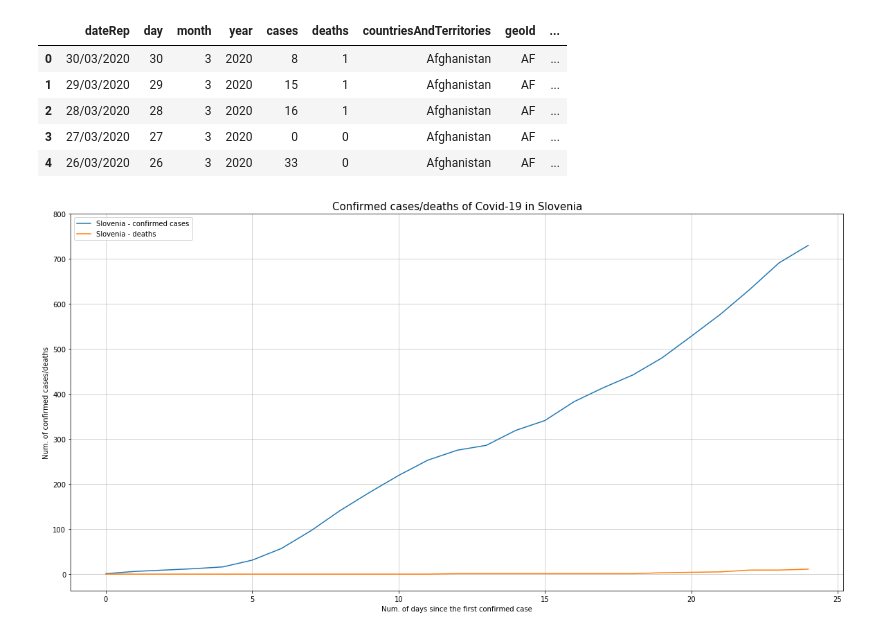
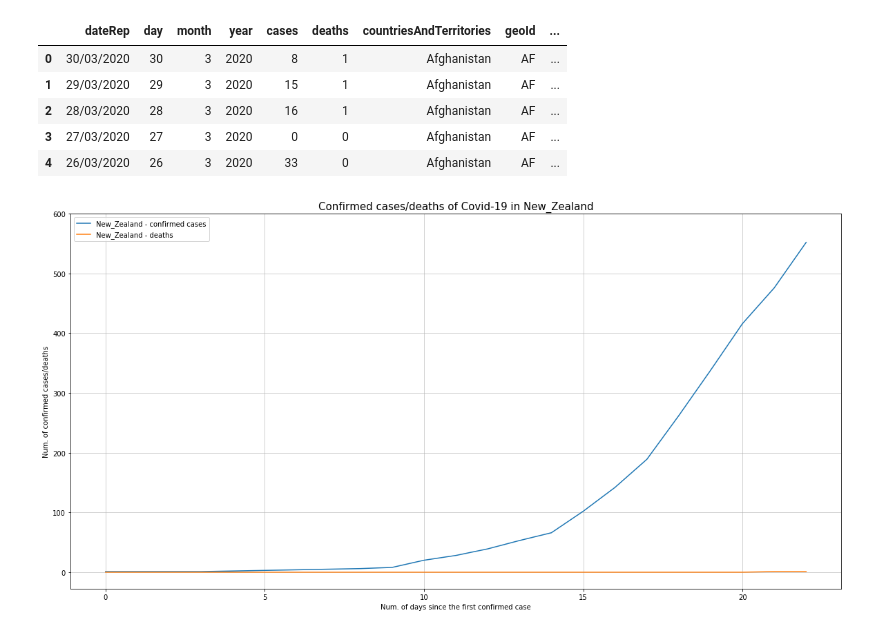
Before and after one commit to Zan-23/PR20NERJZ, a Jupyter notebook: notebooks/RokSimic.ipynb, the cells around one changed output. Drawn from its saved outputs; the diff is of its cells as text; code cells hidden in the pictures.

```diff
--- a/notebooks/RokSimic.ipynb
+++ b/notebooks/RokSimic.ipynb
@@ -32,15 +35,27 @@ def drawPlot(array, country_name, search):
         flipped_array = np.flip(array, 0)   #flip the input array, so the dates are in the right order
 
         for row in flipped_array:
-            if row[6].lower() == country_name.lower():    #name checker
-                if row[4] != 0 or check == True:    #remove false/useless data (0 cases, pre-confirmation and such)
-                    #print(row)
-                    check = True;
-                    my_lines.append(row)
-                    my_cases.append(row[4] + curr_cases)
-                    my_deaths.append(row[5] + curr_deaths)
-                    curr_cases += row[4]
-                    curr_deaths += row[5]
+            if "_" in row[6].lower():
+                drz = row[6].lower().replace("_", " ")
+                if drz == country_name.lower():    #name checker
+                    if row[4] != 0 or check == True:    #remove false/useless data (0 cases, pre-confirmation and such)
+                        #print(row)
+                        check = True;
+                        my_lines.append(row)
+                        my_cases.append(row[4] + curr_cases)
+                        my_deaths.append(row[5] + curr_deaths)
+                        curr_cases += row[4]
+                        curr_deaths += row[5]
+            else:
+                if row[6].lower() == country_name.lower():    #name checker
+                    if row[4] != 0 or check == True:    #remove false/useless data (0 cases, pre-confirmation and such)
+                        #print(row)
+                        check = True;
+                        my_lines.append(row)
+                        my_cases.append(row[4] + curr_cases)
+                        my_deaths.append(row[5] + curr_deaths)
+                        curr_cases += row[4]
+                        curr_deaths += row[5]
 
         if len(my_lines) == 0:
             raise ValueError("The country does not exist, try entering it in English")
@@ -85,9 +100,9 @@ def drawPlot(array, country_name, search):
     else:
         raise ValueError("Wrong input on search, options: cases, deaths, both")
 # %%
-drawPlot(virus_array, "slovenia", "both")
+drawPlot(virus_array, "new zealand", "both")
 # %% [output]
-[figure, old version]
+[figure, new version]
 # %%
 def compare(array, first_country, second_country, search):
     first_cases = []
```
Also changed, not shown: parts of 6 cells of this notebook, 3 other files.
